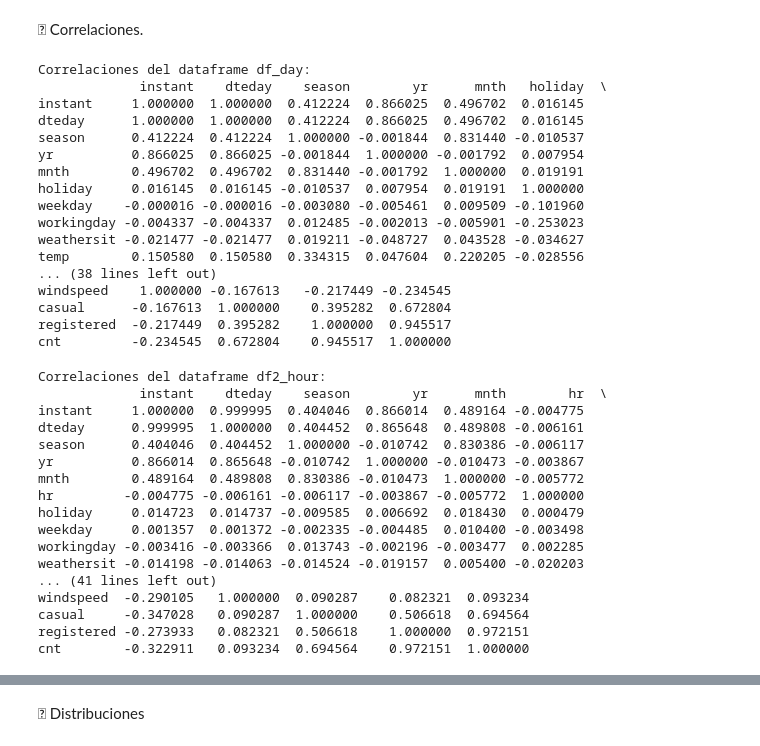
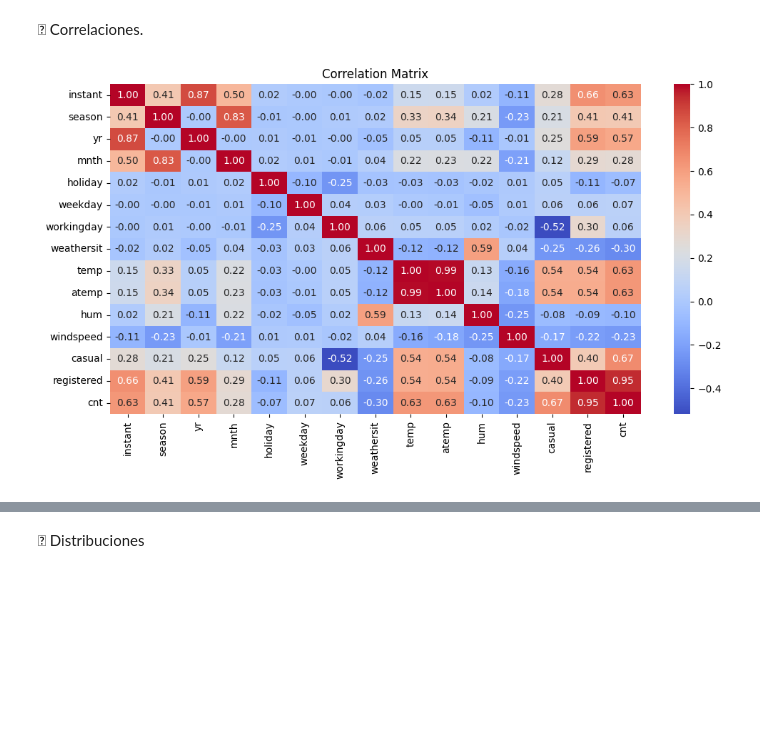
Before and after one commit to oscardbocanegra/Universidad, a Jupyter notebook: aprendizaje_automatico_mineria_datos/act1/solve_act.ipynb, the cells around one changed output, grey strips where cells are left out. Saved outputs shown, nothing was run; the diff lists cells and outputs as text; code cells hidden in the pictures; blank space fills up the shorter version.

```diff
--- a/aprendizaje_automatico_mineria_datos/act1/solve_act.ipynb
+++ b/aprendizaje_automatico_mineria_datos/act1/solve_act.ipynb
@@ -141,55 +201,20 @@ Tamaño del conjunto de validación (df2_hour): (3476, 17)
 NO LOS HAY
 # %% [markdown]
 	Correlaciones.
-# %%
-# Convertir la columna 'dteday' a formato de fecha en df_day
-df_day['dteday'] = pd.to_datetime(df_day['dteday'])
-
-# Calcular las correlaciones para df_day
-correlation_df_day = df_day.corr()
-print("Correlaciones del dataframe df_day:")
-print(correlation_df_day)
-# %% [output]
-Correlaciones del dataframe df_day:
-             instant    dteday    season        yr      mnth   holiday  \
-instant     1.000000  1.000000  0.412224  0.866025  0.496702  0.016145
-dteday      1.000000  1.000000  0.412224  0.866025  0.496702  0.016145
-season      0.412224  0.412224  1.000000 -0.001844  0.831440 -0.010537
-yr          0.866025  0.866025 -0.001844  1.000000 -0.001792  0.007954
-mnth        0.496702  0.496702  0.831440 -0.001792  1.000000  0.019191
-holiday     0.016145  0.016145 -0.010537  0.007954  0.019191  1.000000
-weekday    -0.000016 -0.000016 -0.003080 -0.005461  0.009509 -0.101960
-workingday -0.004337 -0.004337  0.012485 -0.002013 -0.005901 -0.253023
-weathersit -0.021477 -0.021477  0.019211 -0.048727  0.043528 -0.034627
-temp        0.150580  0.150580  0.334315  0.047604  0.220205 -0.028556
-... (38 lines left out)
-windspeed    1.000000 -0.167613   -0.217449 -0.234545
-casual      -0.167613  1.000000    0.395282  0.672804
-registered  -0.217449  0.395282    1.000000  0.945517
-cnt         -0.234545  0.672804    0.945517  1.000000
-# %%
-# Convertir la columna 'dteday' a formato de fecha en df2_hour
-df2_hour['dteday'] = pd.to_datetime(df2_hour['dteday'])
-
-# Calcular las correlaciones para df2_hour
-correlation_df2_hour = df2_hour.corr()
-print("Correlaciones del dataframe df2_hour:")
-print(correlation_df2_hour)
-# %% [output]
-Correlaciones del dataframe df2_hour:
-             instant    dteday    season        yr      mnth        hr  \
-instant     1.000000  0.999995  0.404046  0.866014  0.489164 -0.004775
-dteday      0.999995  1.000000  0.404452  0.865648  0.489808 -0.006161
-season      0.404046  0.404452  1.000000 -0.010742  0.830386 -0.006117
-yr          0.866014  0.865648 -0.010742  1.000000 -0.010473 -0.003867
-mnth        0.489164  0.489808  0.830386 -0.010473  1.000000 -0.005772
-hr         -0.004775 -0.006161 -0.006117 -0.003867 -0.005772  1.000000
-holiday     0.014723  0.014737 -0.009585  0.006692  0.018430  0.000479
-weekday     0.001357  0.001372 -0.002335 -0.004485  0.010400 -0.003498
-workingday -0.003416 -0.003366  0.013743 -0.002196 -0.003477  0.002285
-weathersit -0.014198 -0.014063 -0.014524 -0.019157  0.005400 -0.020203
-... (41 lines left out)
-windspeed  -0.290105   1.000000  0.090287    0.082321  0.093234
-casual     -0.347028   0.090287  1.000000    0.506618  0.694564
-registered -0.273933   0.082321  0.506618    1.000000  0.972151
-cnt        -0.322911   0.093234  0.694564    0.972151  1.000000
+# %%
+# Select only numeric columns
+numeric_df = df_day.select_dtypes(include=['number'])
+
+# Compute correlation matrix
+corr_matrix = numeric_df.corr()
+
+# Plot heatmap
+import seaborn as sns
+import matplotlib.pyplot as plt
+
+plt.figure(figsize=(12, 6))
+sns.heatmap(corr_matrix, annot=True, fmt=".2f", cmap="coolwarm")
+plt.title("Correlation Matrix")
+plt.show()
+# %% [output]
+[figure, added]
```
Also changed, not shown: parts of 14 cells of this notebook, 5 other files.
